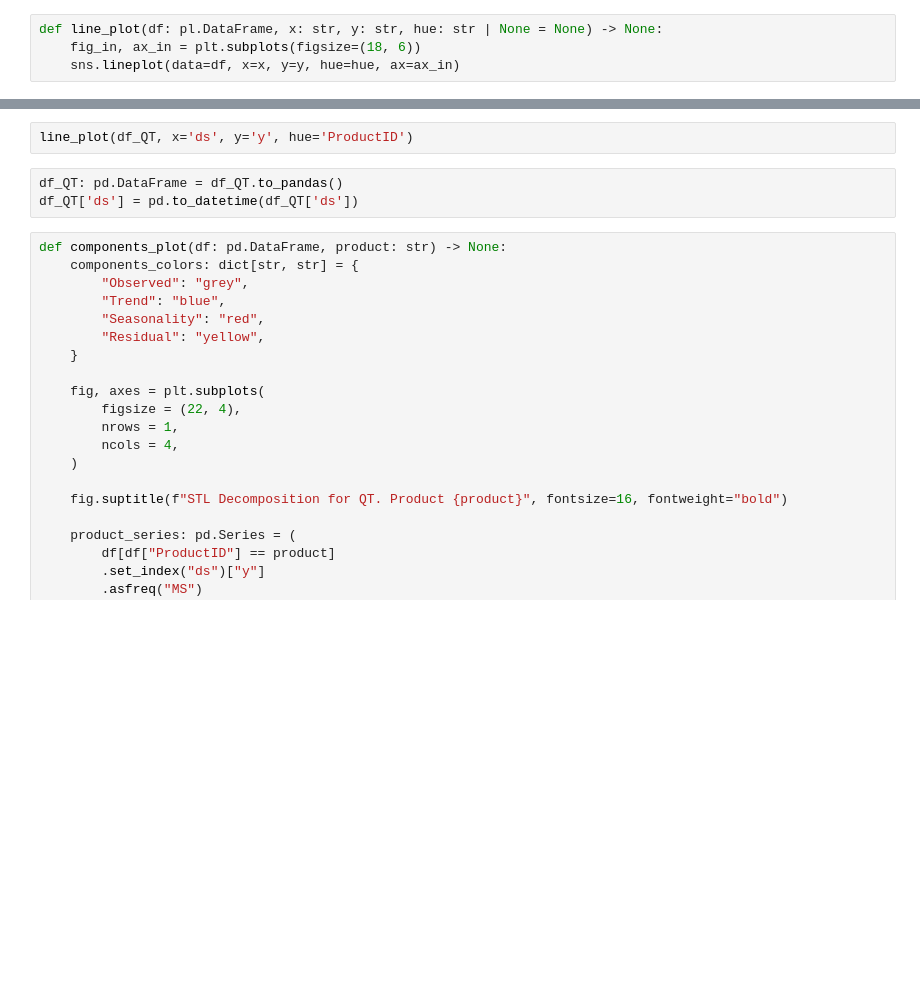
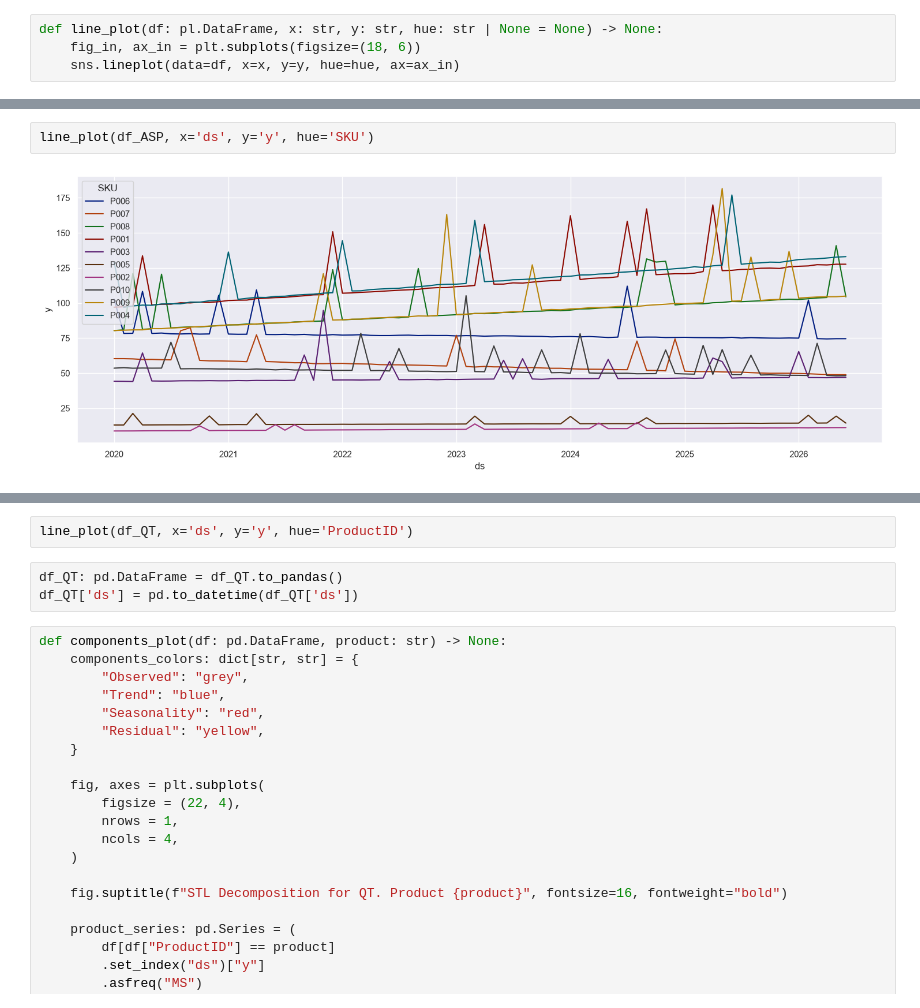
Before and after one commit to maranefabio/Company_Sales_Forecasting, a Jupyter notebook: main.ipynb, the cells around one changed output, grey strips where cells are left out. Cells and saved outputs as stored; diff of their text form; blank space fills up the shorter version.

```diff
--- a/main.ipynb
+++ b/main.ipynb
@@ -82,0 +282,4 @@ line_plot(df_QT_noiseless, x='ds', y='y', hue='ProductID')
+# %%
+line_plot(df_ASP, x='ds', y='y', hue='SKU')
+# %% [output]
+[figure, added]
```
Also changed, not shown: parts of 24 cells of this notebook, 16 other files.
